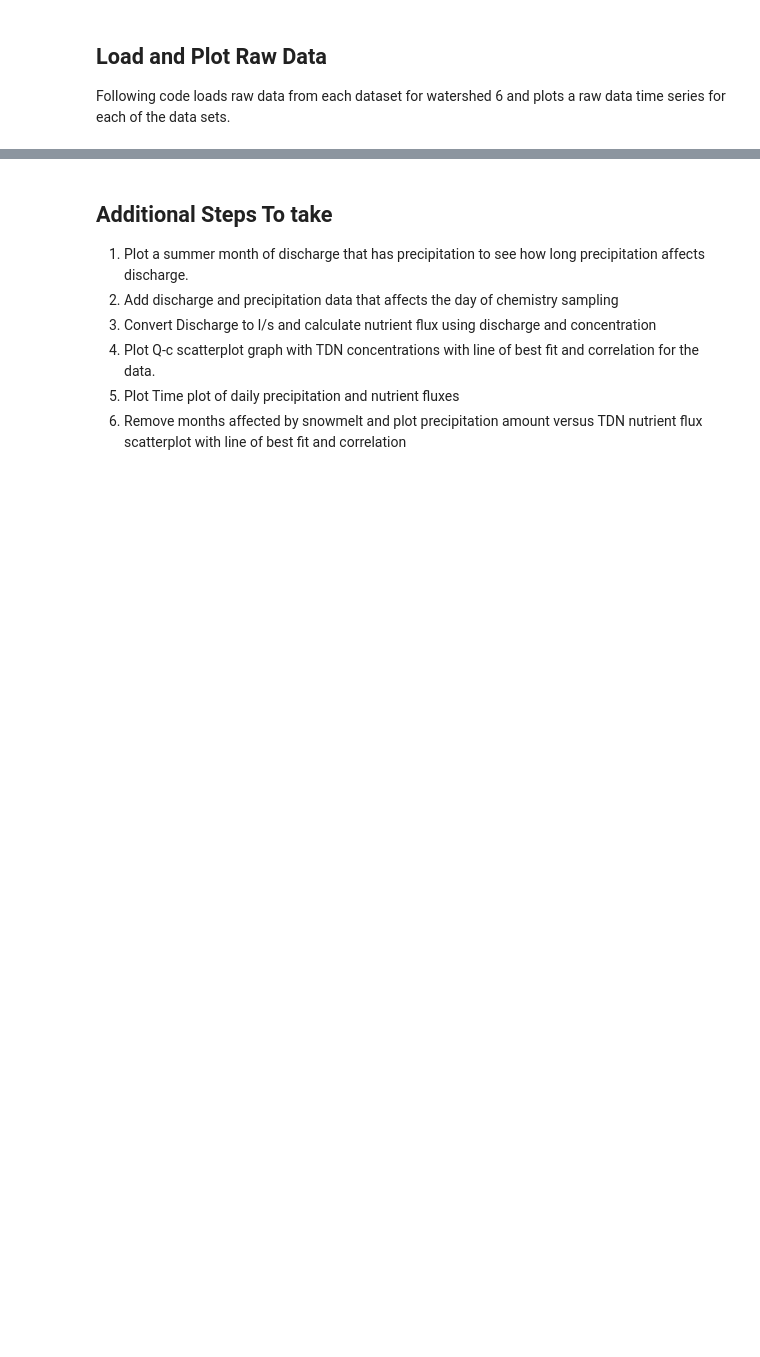
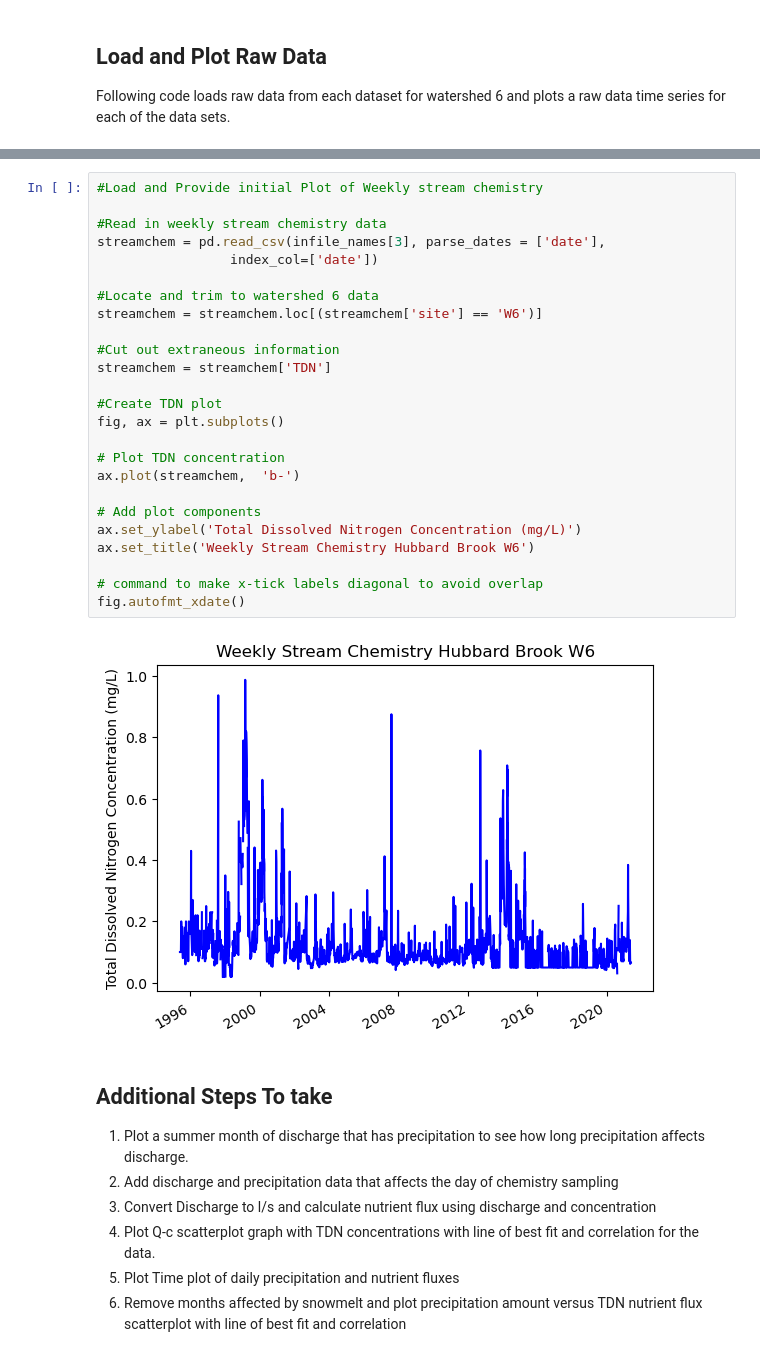
Before and after one commit to mmquill/Hydrodataanalysis, a Jupyter notebook: Final Project Notebook.ipynb, the cells around one changed output, grey strips where cells are left out. Cells and saved outputs as stored; diff of their text form; blank space fills up the shorter version.

```diff
--- a/Final Project Notebook.ipynb
+++ b/Final Project Notebook.ipynb
@@ -146,3 +133,30 @@ KeyError: 'TDN'
+# %%
+#Load and Provide initial Plot of Weekly stream chemistry
+
+#Read in weekly stream chemistry data
+streamchem = pd.read_csv(infile_names[3], parse_dates = ['date'],
+                 index_col=['date'])
+
+#Locate and trim to watershed 6 data
+streamchem = streamchem.loc[(streamchem['site'] == 'W6')]
+
+#Cut out extraneous information
+streamchem = streamchem['TDN']
+
+#Create TDN plot
+fig, ax = plt.subplots()
+
+# Plot TDN concentration
+ax.plot(streamchem,  'b-')
+
+# Add plot components
+ax.set_ylabel('Total Dissolved Nitrogen Concentration (mg/L)')
+ax.set_title('Weekly Stream Chemistry Hubbard Brook W6')
+
+# command to make x-tick labels diagonal to avoid overlap
+fig.autofmt_xdate()
+# %% [output]
+[figure, added]
 # %% [markdown]
 ## Additional Steps To take
 1. Plot a summer month of discharge that has precipitation to see how long precipitation affects discharge.
```
Also changed, not shown: parts of 10 cells of this notebook.
